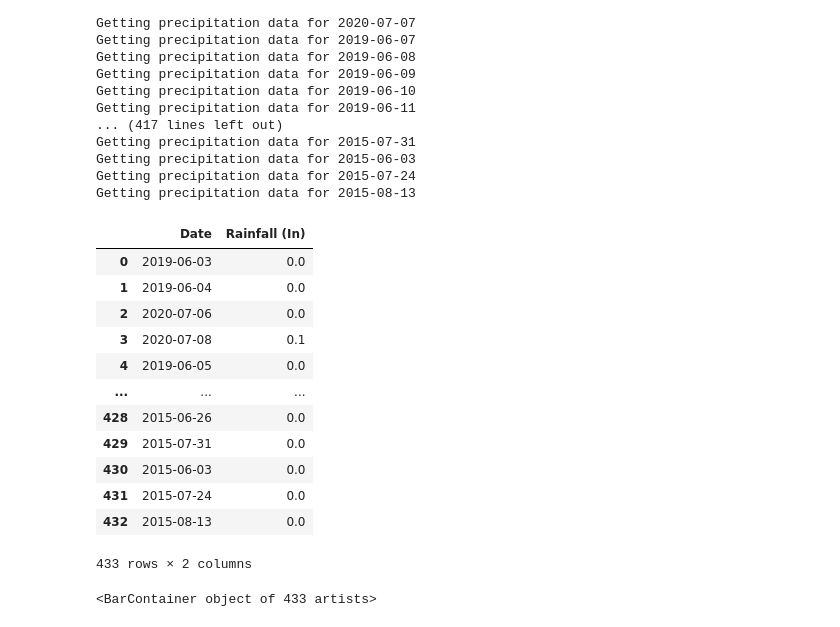
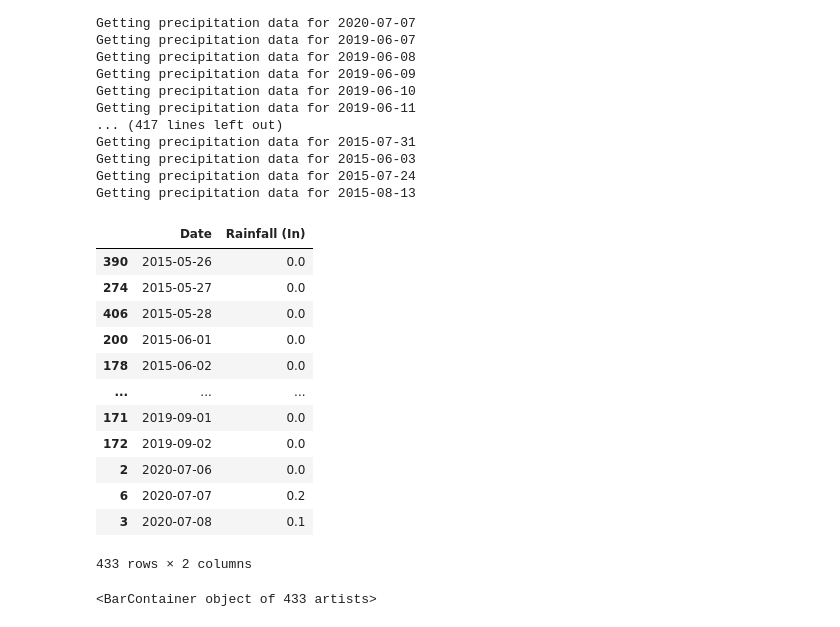
Before and after one commit to ander1908/Bootcamp_Project1, a Jupyter notebook: Milwaukee_Historical_Weather_Data.ipynb, the cells around one changed output. Cells and saved outputs as stored; diff of their text form; code cells hidden in the pictures.

```diff
--- a/Milwaukee_Historical_Weather_Data.ipynb
+++ b/Milwaukee_Historical_Weather_Data.ipynb
@@ -165,21 +153,22 @@ Getting precipitation data for 2015-08-13
 # %%
 dna_rainfall_dict = {"Date": date_list, "Rainfall (In)": rain_sum_list}
 dna_rainfall_df = pd.DataFrame(dna_rainfall_dict)
 dna_rainfall_df = dna_rainfall_df.sort_values(by="Date")
+dna_rainfall_df.to_csv("Milwaukee_DNA_Rainfall.csv")
 dna_rainfall_df
 # %% [output]
 |  | Date | Rainfall (In) |
-| 0 | 2019-06-03 | 0.0 |
-| 1 | 2019-06-04 | 0.0 |
+| 390 | 2015-05-26 | 0.0 |
+| 274 | 2015-05-27 | 0.0 |
+| 406 | 2015-05-28 | 0.0 |
+| 200 | 2015-06-01 | 0.0 |
+| 178 | 2015-06-02 | 0.0 |
+| ... | ... | ... |
+| 171 | 2019-09-01 | 0.0 |
+| 172 | 2019-09-02 | 0.0 |
 | 2 | 2020-07-06 | 0.0 |
+| 6 | 2020-07-07 | 0.2 |
 | 3 | 2020-07-08 | 0.1 |
-| 4 | 2019-06-05 | 0.0 |
-| ... | ... | ... |
-| 428 | 2015-06-26 | 0.0 |
-| 429 | 2015-07-31 | 0.0 |
-| 430 | 2015-06-03 | 0.0 |
-| 431 | 2015-07-24 | 0.0 |
-| 432 | 2015-08-13 | 0.0 |
 433 rows × 2 columns
 # %%
 plt.bar(dna_rainfall_df["Date"], dna_rainfall_df["Rainfall (In)"])
```
Also changed, not shown: parts of 5 cells of this notebook.
